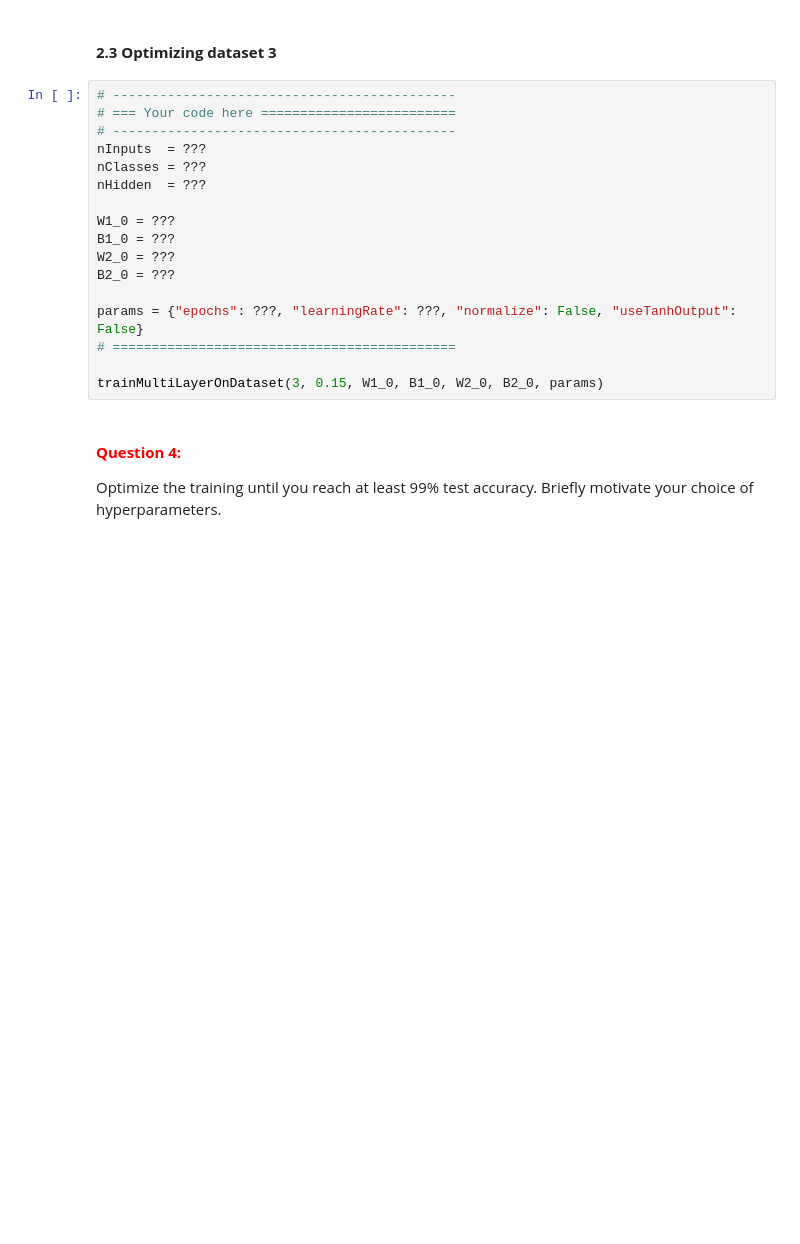
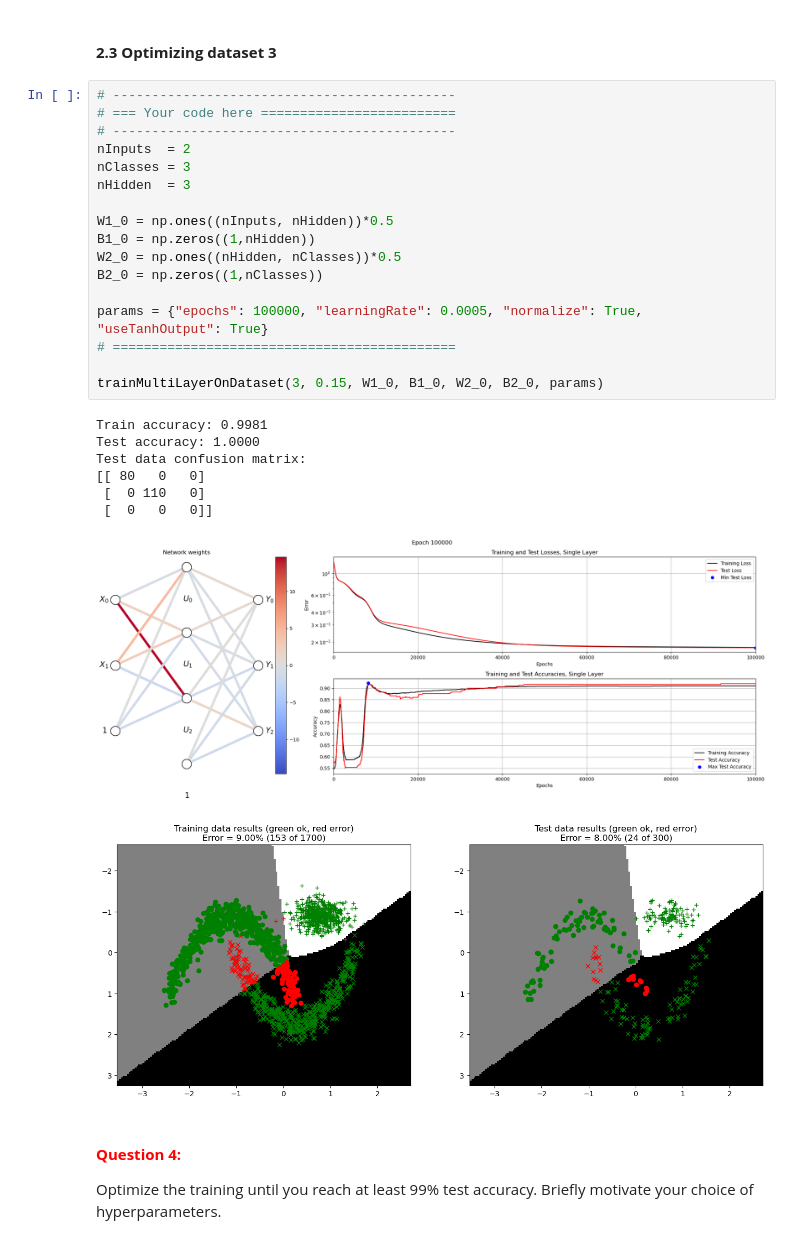
Before and after one commit to hugo-morvan/Neural_Networks, a Jupyter notebook: LabCode/A1_Supervised/main3_MultiLayer.ipynb, the cells around one changed output. Saved outputs shown, nothing was run; the diff lists cells and outputs as text; blank space fills up the shorter version.

```diff
--- a/LabCode/A1_Supervised/main3_MultiLayer.ipynb
+++ b/LabCode/A1_Supervised/main3_MultiLayer.ipynb
@@ -413,20 +438,29 @@ Optimize the training until you reach at least 99% test accuracy. Briefly motiva
 # %%
 # --------------------------------------------
 # === Your code here =========================
 # --------------------------------------------
-nInputs  = ???
-nClasses = ???
-nHidden  = ???
+nInputs  = 2
+nClasses = 3
+nHidden  = 3
 
-W1_0 = ???
-B1_0 = ???
-W2_0 = ???
-B2_0 = ???
+W1_0 = np.ones((nInputs, nHidden))*0.5
+B1_0 = np.zeros((1,nHidden))
+W2_0 = np.ones((nHidden, nClasses))*0.5
+B2_0 = np.zeros((1,nClasses))
 
-params = {"epochs": ???, "learningRate": ???, "normalize": False, "useTanhOutput": False}
+params = {"epochs": 100000, "learningRate": 0.0005, "normalize": True, "useTanhOutput": True}
 # ============================================
 
 trainMultiLayerOnDataset(3, 0.15, W1_0, B1_0, W2_0, B2_0, params)
+# %% [output]
+Train accuracy: 0.9981
+Test accuracy: 1.0000
+Test data confusion matrix:
+[[ 80   0   0]
+ [  0 110   0]
+ [  0   0   0]]
+[figure, added]
+[figure, added]
 # %% [markdown]
 #### **<span style="color:red">Question 4:</span>**
 
```
Also changed, not shown: parts of 9 cells of this notebook, 1 other file.
